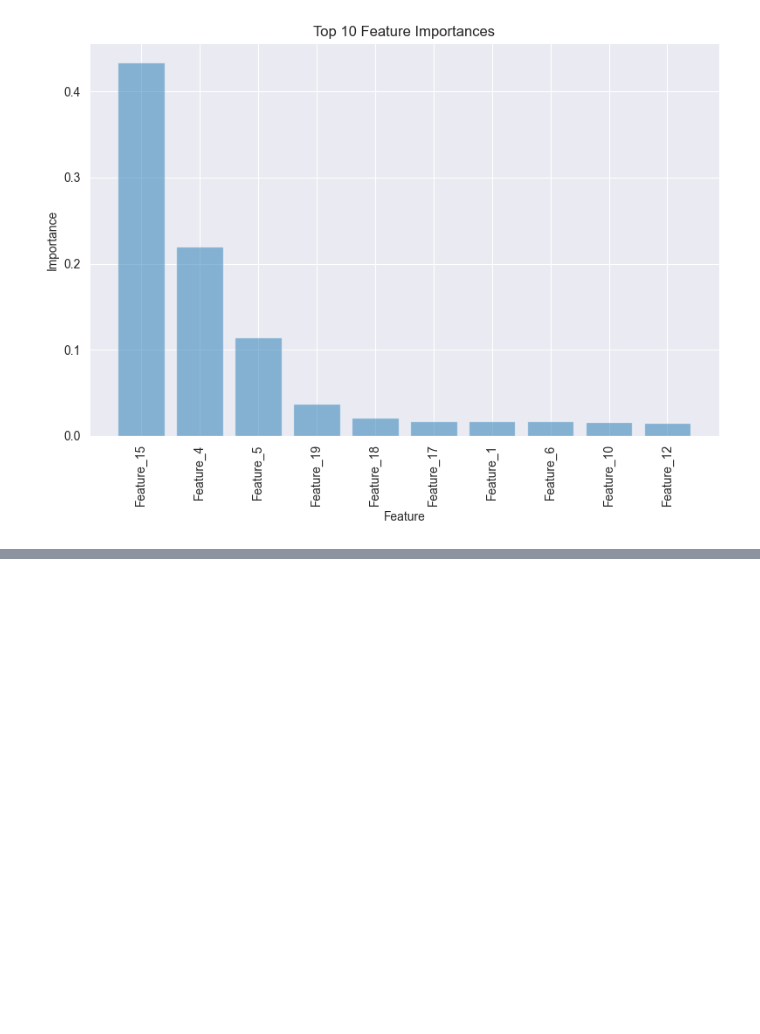
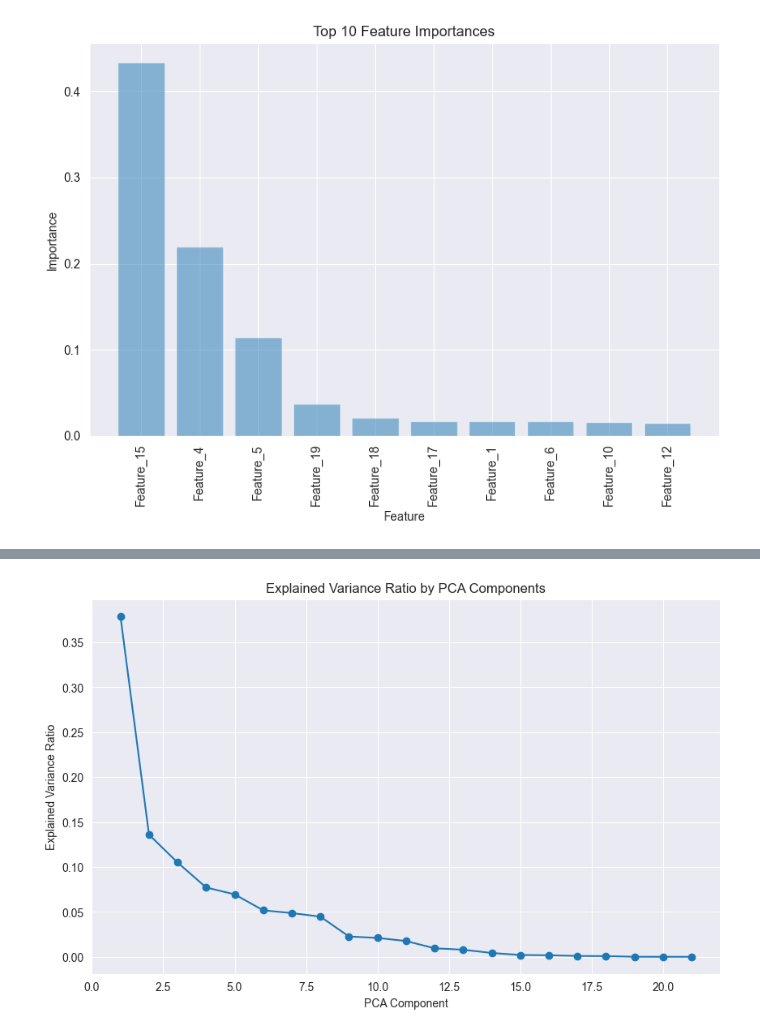
Before and after one commit to henrycgbaker/ML_climate_wellbeing_disparities, a Jupyter notebook: Combined_Clean_Version_Final.ipynb, the cells around one changed output, grey strips where cells are left out. Saved outputs shown, nothing was run; the diff lists cells and outputs as text; code cells hidden in the pictures; blank space fills up the shorter version.

```diff
--- a/Combined_Clean_Version_Final.ipynb
+++ b/Combined_Clean_Version_Final.ipynb
@@ -650,0 +648,29 @@ ROC curve
+# %%
+numeric_imputer = SimpleImputer(strategy='mean')
+scaler = StandardScaler()
+# %%
+numeric_cols = df_relevant.select_dtypes(include=['float64', 'int64']).columns
+df_numeric = df_relevant[numeric_cols]
+# %%
+pipeline = Pipeline([
+    ('imputer', numeric_imputer),
+    ('scaler', StandardScaler())
+])
+
+df_cleaned = pipeline.fit_transform(df_numeric)
+# %%
+n_components = min(df_cleaned.shape[0], df_cleaned.shape[1])
+pca = PCA(n_components=n_components)
+
+df_pca = pca.fit_transform(df_cleaned)
+# %%
+explained_variance_ratio = pca.explained_variance_ratio_
+
+plt.figure(figsize=(10, 6))
+plt.plot(range(1, len(explained_variance_ratio) + 1), explained_variance_ratio, marker='o')
+plt.title('Explained Variance Ratio by PCA Components')
+plt.xlabel('PCA Component')
+plt.ylabel('Explained Variance Ratio')
+plt.show()
+# %% [output]
+[figure, added]
```
Also changed, not shown: parts of 44 cells of this notebook.
